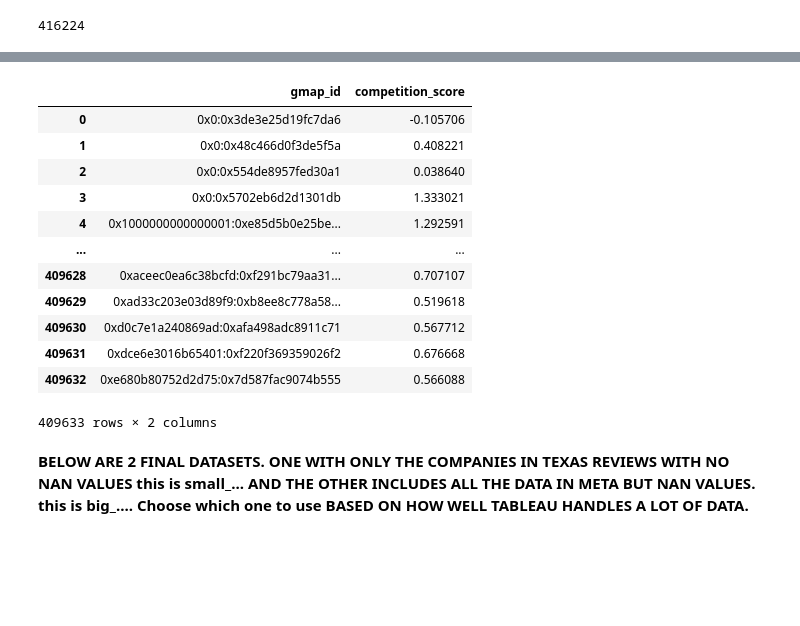
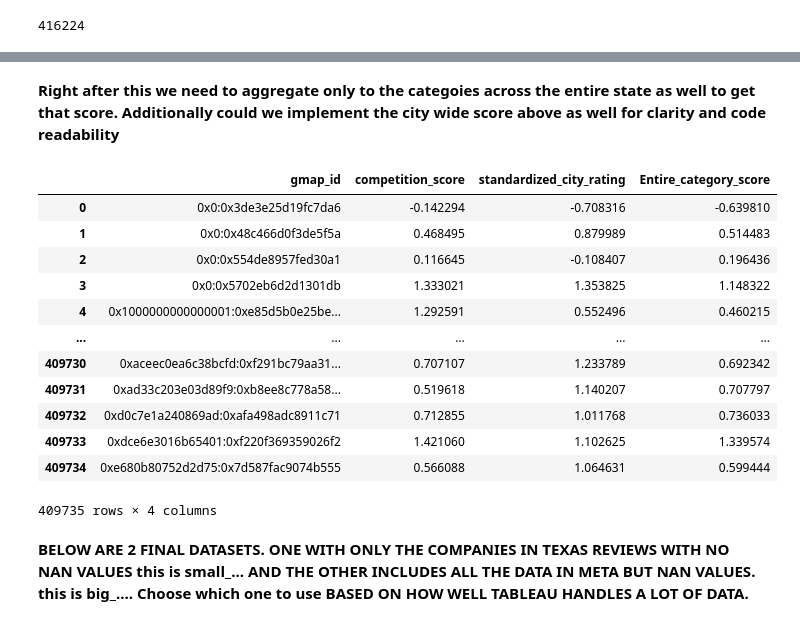
Before and after one commit to Dhrutube/DS3-LocalLens, a Jupyter notebook: Normalizing_Review_Culture.ipynb, the cells around one changed output, grey strips where cells are left out. Drawn from its saved outputs; the diff is of its cells as text; code cells hidden in the pictures; blank space fills up the shorter version.

Commit message:
Added new competition_score, category/city_scores

```diff
--- a/Normalizing_Review_Culture.ipynb
+++ b/Normalizing_Review_Culture.ipynb
@@ -97,0 +119,12 @@ category_df = category_df.sort_values(by='category_count', ascending=False)
+# %%
+category_stats = category_df.groupby('category')['avg_rating'].agg(['mean', 'std'])
+
+# Map city statistics to each row
+df_with_stats = category_df.copy()
+
+df_with_stats['cat_mean'] = df_with_stats['category'].map(category_stats['mean'])
+df_with_stats['cat_std'] = df_with_stats['category'].map(category_stats['std'])
+
+# Calculate z-score: (value - mean) / std
+# Handle cases where std is 0 (all ratings in city are the same)
+category_df['Entire_category_score'] = (df_with_stats['avg_rating'] - df_with_stats['cat_mean']) / df_with_stats['cat_std'].replace(0, 1)
@@ -97,0 +133,14 @@ category_df = category_df.sort_values(by='category_count', ascending=False)
+# %%
+# # # #Remove tiny categories
+category_counts= category_df.get('category').value_counts()
+
+
+# Setting threshold for the category
+category_counts.describe()
+category_counts_threshold = 35 #median, we could alter this if there are too many categories for our deomo
+
+
+# Map category_count to each category in the df
+category_df['category_count'] = category_df['category'].map(category_counts)
+category_df = category_df[category_df.get('category_count') >= category_counts_threshold]
+category_df = category_df.sort_values(by='category_count', ascending=False)
@@ -103,10 +154,6 @@ category_stats.columns = ['city', 'category', 'cc_mean', 'cc_std', 'cc_count']
 # %%
 
-# Merge back into category data set
+# Merge back into category data set (here category df is just the exploded metadata with city and category count)
 mcategory_df = category_df.merge(category_stats, on=['city', 'category'], how='inner') #merge on both city and category
-mcategory_df = mcategory_df.rename(columns={
-    'cc_mean': 'category_mean',
-    'cc_std': 'category_std'
-})
 mcategory_df.shape[0]
 # %% [output]
@@ -121,36 +169,39 @@ Index(['name', 'address', 'gmap_id', 'description', 'latitude', 'longitude',
       dtype='object')
+# %% [markdown]
+**Right after this we need to aggregate only to the categoies across the entire state as well to get that score. Additionally could we implement the city wide score above as well for clarity and code readability**
 # %%
 
 # competition score = normalized rating in local area relative to competition
 # If less than 2 companies in the city-category combo, mark as insufficient data
 mcategory_df['competition_score'] = mcategory_df.apply(
     lambda row:
-        (row['avg_rating'] - row['category_mean']) / row['category_std']
-        if (row['cc_count'] >= 2 and row['category_std'] != 0)
+        (row['avg_rating'] - row['cc_mean']) / row['cc_std']
+        if (row['cc_count'] >= 2 and row['cc_std'] != 0)
         else np.nan,
     axis=1
 )
-mcategory_df #now this is going to include repeats of companies when it is done
 
 mcategory_df = mcategory_df.groupby('gmap_id').agg({
-    'competition_score': 'first'  # Changed from 'mean' to 'first' since now we have mixed types (float and string)
+    'competition_score': 'mean',
+    'standardized_city_rating': 'mean',
+    'Entire_category_score': 'mean'
 }).reset_index()
 
 mcategory_df #The reason that the number dropped is becuase explode will create multiple rows and grouping by gmap_id will reduce that back
 # %% [output]
-|  | gmap_id | competition_score |
-| 0 | 0x0:0x3de3e25d19fc7da6 | -0.105706 |
-| 1 | 0x0:0x48c466d0f3de5f5a | 0.408221 |
-| 2 | 0x0:0x554de8957fed30a1 | 0.038640 |
-| 3 | 0x0:0x5702eb6d2d1301db | 1.333021 |
-| 4 | 0x1000000000000001:0xe85d5b0e25be... | 1.292591 |
-| ... | ... | ... |
-| 409628 | 0xaceec0ea6c38bcfd:0xf291bc79aa31... | 0.707107 |
-| 409629 | 0xad33c203e03d89f9:0xb8ee8c778a58... | 0.519618 |
-| 409630 | 0xd0c7e1a240869ad:0xafa498adc8911c71 | 0.567712 |
-| 409631 | 0xdce6e3016b65401:0xf220f369359026f2 | 0.676668 |
-| 409632 | 0xe680b80752d2d75:0x7d587fac9074b555 | 0.566088 |
+|  | gmap_id | competition_score | standardized_city_rating | Entire_category_score |
+| 0 | 0x0:0x3de3e25d19fc7da6 | -0.142294 | -0.708316 | -0.639810 |
+| 1 | 0x0:0x48c466d0f3de5f5a | 0.468495 | 0.879989 | 0.514483 |
+| 2 | 0x0:0x554de8957fed30a1 | 0.116645 | -0.108407 | 0.196436 |
+| 3 | 0x0:0x5702eb6d2d1301db | 1.333021 | 1.353825 | 1.148322 |
+| 4 | 0x1000000000000001:0xe85d5b0e25be... | 1.292591 | 0.552496 | 0.460215 |
+| ... | ... | ... | ... | ... |
+| 409730 | 0xaceec0ea6c38bcfd:0xf291bc79aa31... | 0.707107 | 1.233789 | 0.692342 |
+| 409731 | 0xad33c203e03d89f9:0xb8ee8c778a58... | 0.519618 | 1.140207 | 0.707797 |
+| 409732 | 0xd0c7e1a240869ad:0xafa498adc8911c71 | 0.712855 | 1.011768 | 0.736033 |
+| 409733 | 0xdce6e3016b65401:0xf220f369359026f2 | 1.421060 | 1.102625 | 1.339574 |
+| 409734 | 0xe680b80752d2d75:0x7d587fac9074b555 | 0.566088 | 1.064631 | 0.599444 |
-409633 rows × 2 columns
+409735 rows × 4 columns
 # %%
 #We will merge all of this back into texas metadata with an inner merge to add the new z-score and CI columns for the Tableu dataset.
 
```
Also changed, not shown: parts of 24 cells of this notebook.
